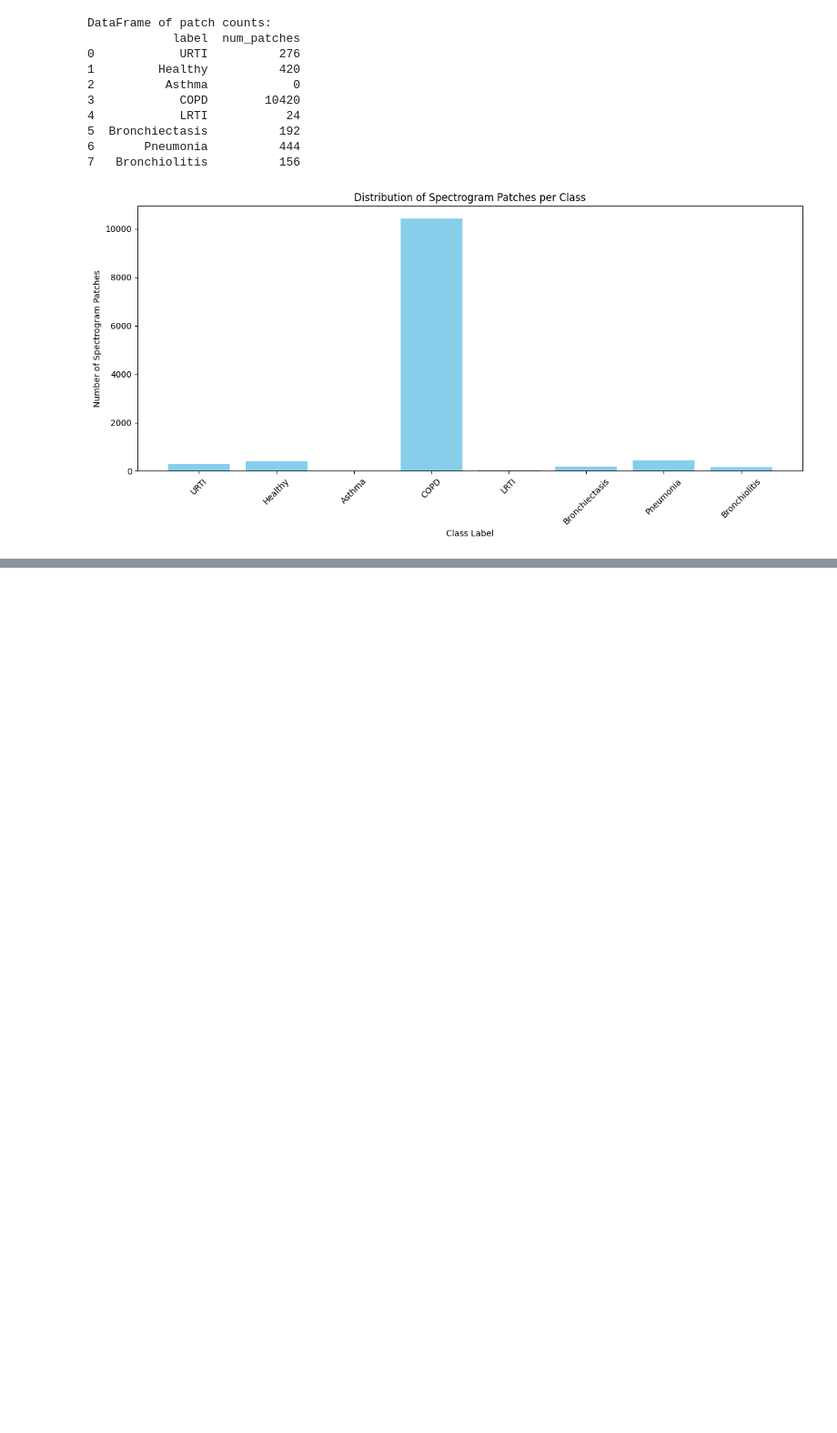
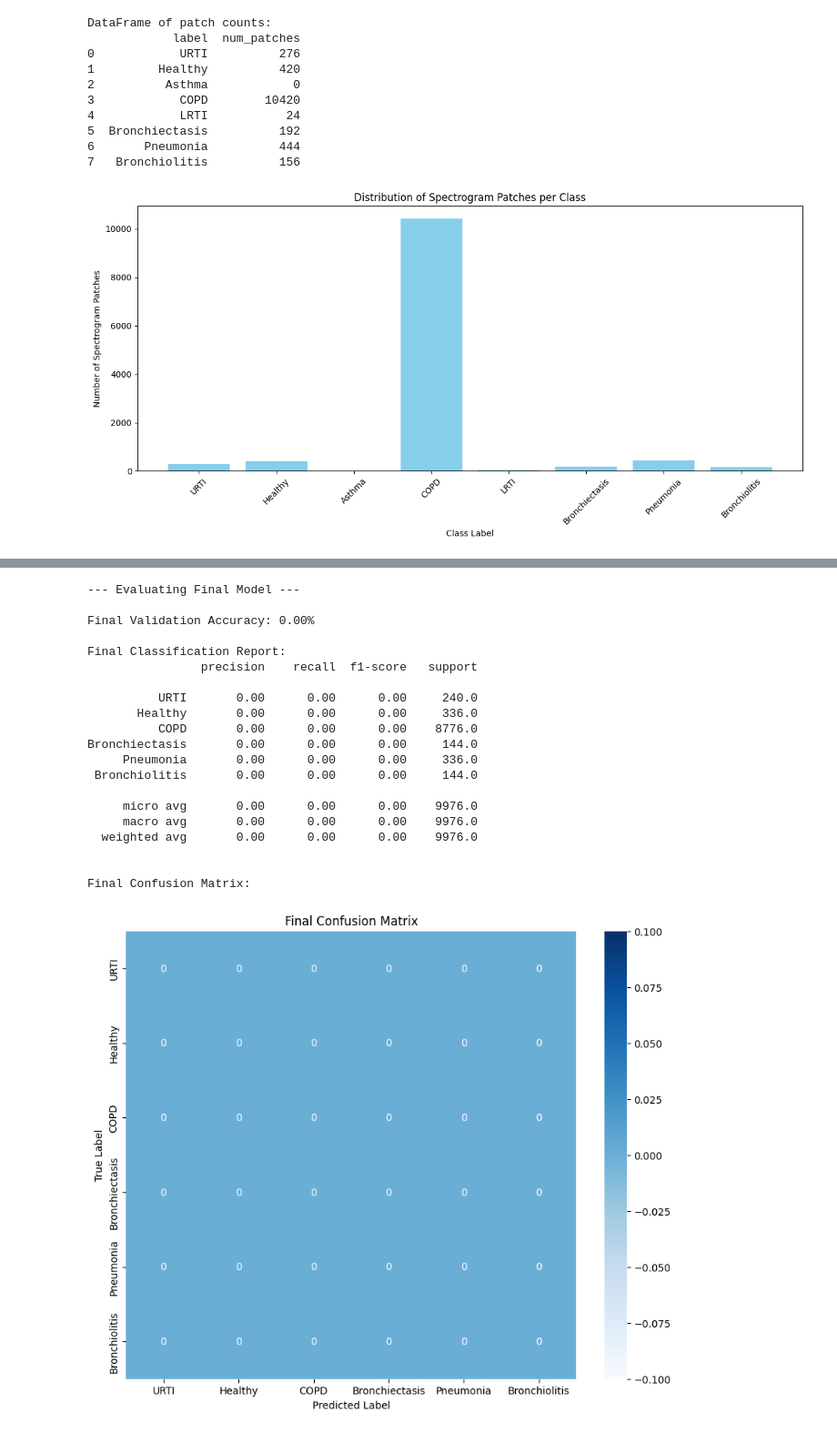
Before and after one commit to Mancupfire/Audio_in_LLM, a Jupyter notebook: model.ipynb, the cells around one changed output, grey strips where cells are left out. Shown at 91% size. Cells and saved outputs as stored; diff of their text form; code cells hidden in the pictures; blank space fills up the shorter version.

```diff
--- a/model.ipynb
+++ b/model.ipynb
@@ -618,0 +684,55 @@ plt.show()
+# %%
+# --- 5. Evaluate the Final Model ---
+print("\n--- Evaluating Final Model ---")
+y_pred = []
+y_true = []
+model.eval()
+with torch.no_grad():
+    for imgs, labels in val_loader:
+        imgs = imgs.to(device)
+        y_true.extend(labels.cpu().numpy())
+        outputs = model(imgs)
+        preds = outputs.argmax(dim=1)
+        y_pred.extend(preds.cpu().numpy())
+
+# Final Metrics
+correct = (np.array(y_pred) == np.array(y_true)).sum()
+total = len(y_true)
+print(f"\nFinal Validation Accuracy: {100 * correct / total:.2f}%\n")
+print("Final Classification Report:")
+idx_to_class = {v: k for k, v in diagnosis_to_int_map.items()}
+present_class_indices = sorted(list(set(y_true)))
+present_class_names = [idx_to_class[i] for i in present_class_indices]
+report = classification_report(y_true, y_pred, labels=present_class_indices, target_names=present_class_names, zero_division=0)
+print(report)
+print("\nFinal Confusion Matrix:")
+cm = confusion_matrix(y_true, y_pred, labels=present_class_indices)
+plt.figure(figsize=(10, 8))
+sns.heatmap(cm, annot=True, fmt='d', cmap='Blues',
+            xticklabels=present_class_names, yticklabels=present_class_names)
+plt.title('Final Confusion Matrix')
+plt.ylabel('True Label')
+plt.xlabel('Predicted Label')
+plt.show()
+# %% [output]
+--- Evaluating Final Model ---
+
+Final Validation Accuracy: 0.00%
+
+Final Classification Report:
+                precision    recall  f1-score   support
+
+          URTI       0.00      0.00      0.00     240.0
+       Healthy       0.00      0.00      0.00     336.0
+          COPD       0.00      0.00      0.00    8776.0
+Bronchiectasis       0.00      0.00      0.00     144.0
+     Pneumonia       0.00      0.00      0.00     336.0
+ Bronchiolitis       0.00      0.00      0.00     144.0
+
+     micro avg       0.00      0.00      0.00    9976.0
+     macro avg       0.00      0.00      0.00    9976.0
+  weighted avg       0.00      0.00      0.00    9976.0
+
+
+Final Confusion Matrix:
+[figure, added]
```
Also changed, not shown: parts of 1 cell of this notebook.
